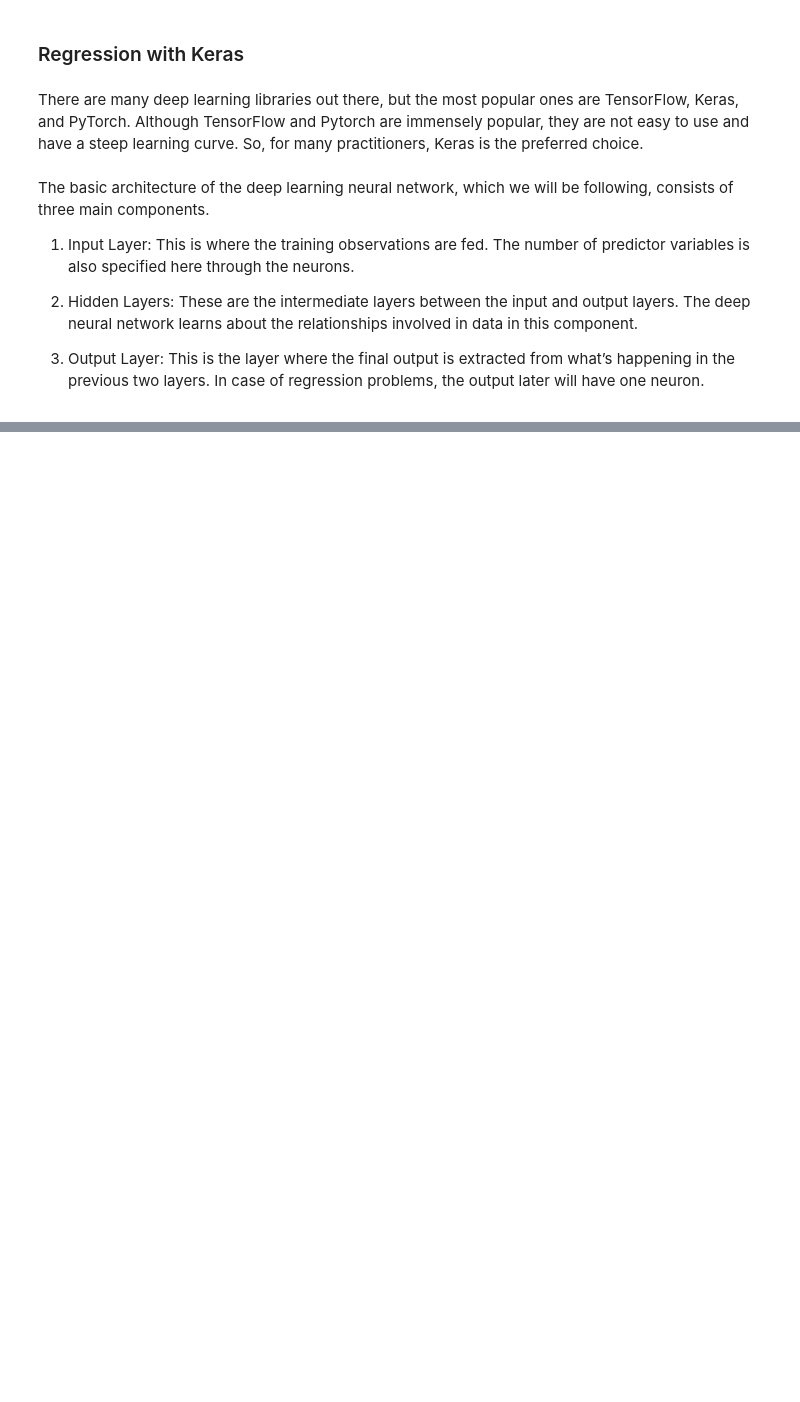
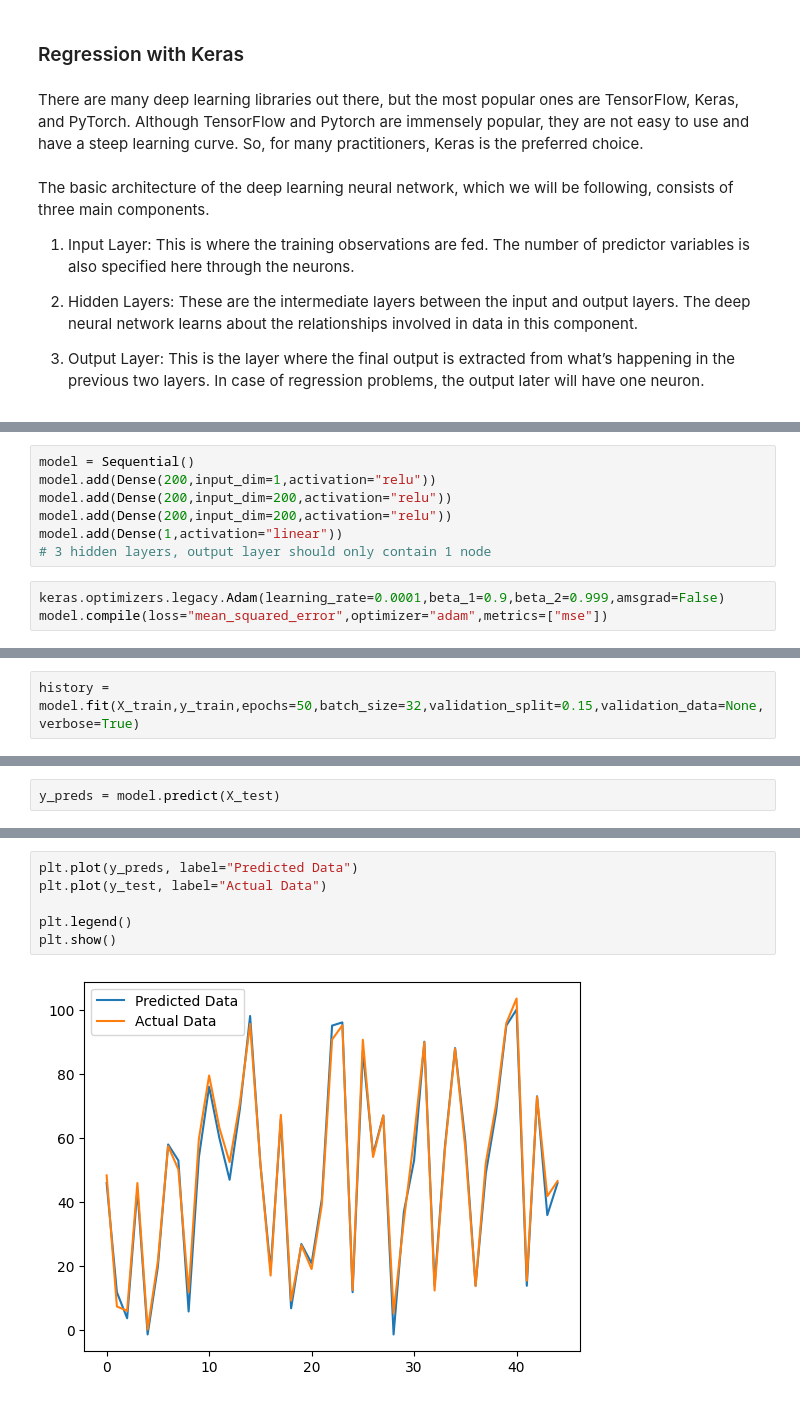
Before and after one commit to GeekyPS/Summer-Analytics, a Jupyter notebook: Week_5/2.Keras_Regression.ipynb, the cells around one changed output, grey strips where cells are left out. Saved outputs shown, nothing was run; the diff lists cells and outputs as text; blank space fills up the shorter version.

```diff
--- a/Week_5/2.Keras_Regression.ipynb
+++ b/Week_5/2.Keras_Regression.ipynb
@@ -50,0 +43,10 @@ california_housing
+# %%
+model = Sequential()
+model.add(Dense(200,input_dim=1,activation="relu"))
+model.add(Dense(200,input_dim=200,activation="relu"))
+model.add(Dense(200,input_dim=200,activation="relu"))
+model.add(Dense(1,activation="linear"))
+# 3 hidden layers, output layer should only contain 1 node
+# %%
+keras.optimizers.legacy.Adam(learning_rate=0.0001,beta_1=0.9,beta_2=0.999,amsgrad=False)
+model.compile(loss="mean_squared_error",optimizer="adam",metrics=["mse"])
@@ -50,0 +73,2 @@ california_housing
+# %%
+history = model.fit(X_train,y_train,epochs=50,batch_size=32,validation_split=0.15,validation_data=None,verbose=True)
@@ -50,0 +96,2 @@ california_housing
+# %%
+y_preds = model.predict(X_test)
@@ -50,0 +100,8 @@ california_housing
+# %%
+plt.plot(y_preds, label="Predicted Data")
+plt.plot(y_test, label="Actual Data")
+
+plt.legend()
+plt.show()
+# %% [output]
+[figure, added]
```
Also changed, not shown: parts of 9 cells of this notebook, 29 other files.
